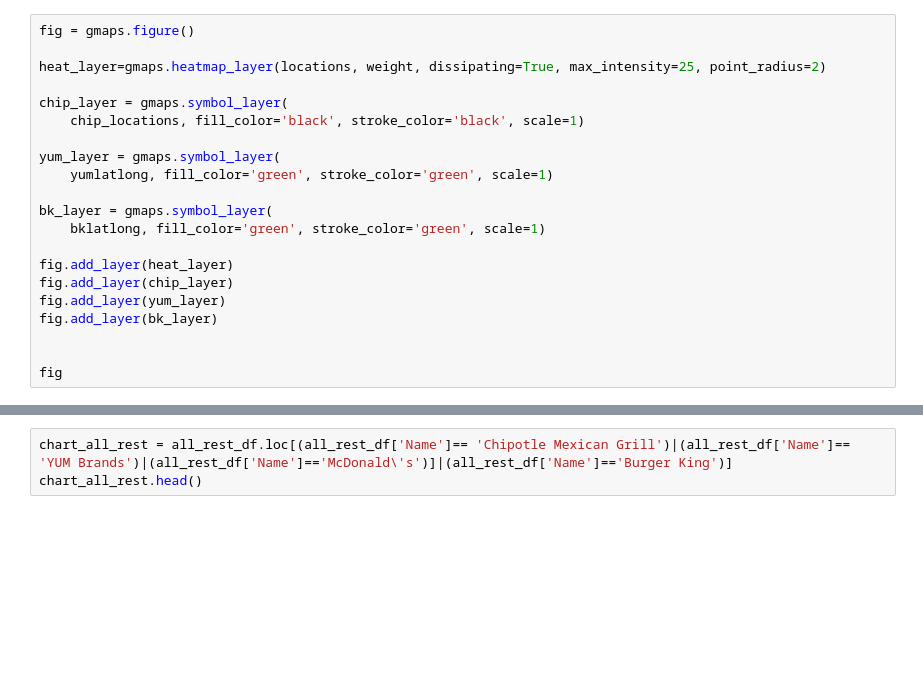
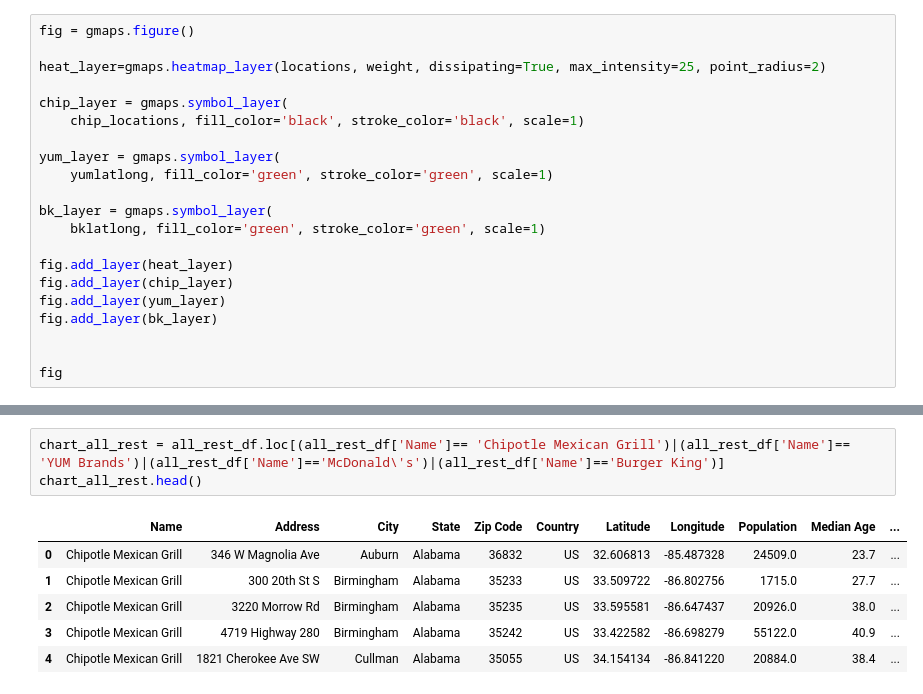
Before and after one commit to JeniLam/Project1_Group2, a Jupyter notebook: Notebooks/Clean_Data_New.ipynb, the cells around one changed output, grey strips where cells are left out. Cells and saved outputs as stored; diff of their text form; blank space fills up the shorter version.

```diff
--- a/Notebooks/Clean_Data_New.ipynb
+++ b/Notebooks/Clean_Data_New.ipynb
@@ -342,6 +212,13 @@ print(all_rest_pop['Zip Code Population Bins'].count())
 # %%
-chart_all_rest = all_rest_df.loc[(all_rest_df['Name']== 'Chipotle Mexican Grill')|(all_rest_df['Name']== 'YUM Brands')|(all_rest_df['Name']=='McDonald\'s')]|(all_rest_df['Name']=='Burger King')]
+chart_all_rest = all_rest_df.loc[(all_rest_df['Name']== 'Chipotle Mexican Grill')|(all_rest_df['Name']== 'YUM Brands')|(all_rest_df['Name']=='McDonald\'s')|(all_rest_df['Name']=='Burger King')]
 chart_all_rest.head()
+# %% [output]
+|  | Name | Address | City | State | Zip Code | Country | Latitude | Longitude | Population | Median Age | ... |
+| 0 | Chipotle Mexican Grill | 346 W Magnolia Ave | Auburn | Alabama | 36832 | US | 32.606813 | -85.487328 | 24509.0 | 23.7 | ... |
+| 1 | Chipotle Mexican Grill | 300 20th St S | Birmingham | Alabama | 35233 | US | 33.509722 | -86.802756 | 1715.0 | 27.7 | ... |
+| 2 | Chipotle Mexican Grill | 3220 Morrow Rd | Birmingham | Alabama | 35235 | US | 33.595581 | -86.647437 | 20926.0 | 38.0 | ... |
+| 3 | Chipotle Mexican Grill | 4719 Highway 280 | Birmingham | Alabama | 35242 | US | 33.422582 | -86.698279 | 55122.0 | 40.9 | ... |
+| 4 | Chipotle Mexican Grill | 1821 Cherokee Ave SW | Cullman | Alabama | 35055 | US | 34.154134 | -86.841220 | 20884.0 | 38.4 | ... |
 # %%
 # https://stackoverflow.com/questions/53997862/pandas-groupby-two-columns-and-plot
 sns_plot = sns.countplot(data=chart_all_rest,x='Zip Code Population Bins',hue='Name')
```
Also changed, not shown: parts of 25 cells of this notebook, 4 other files.
